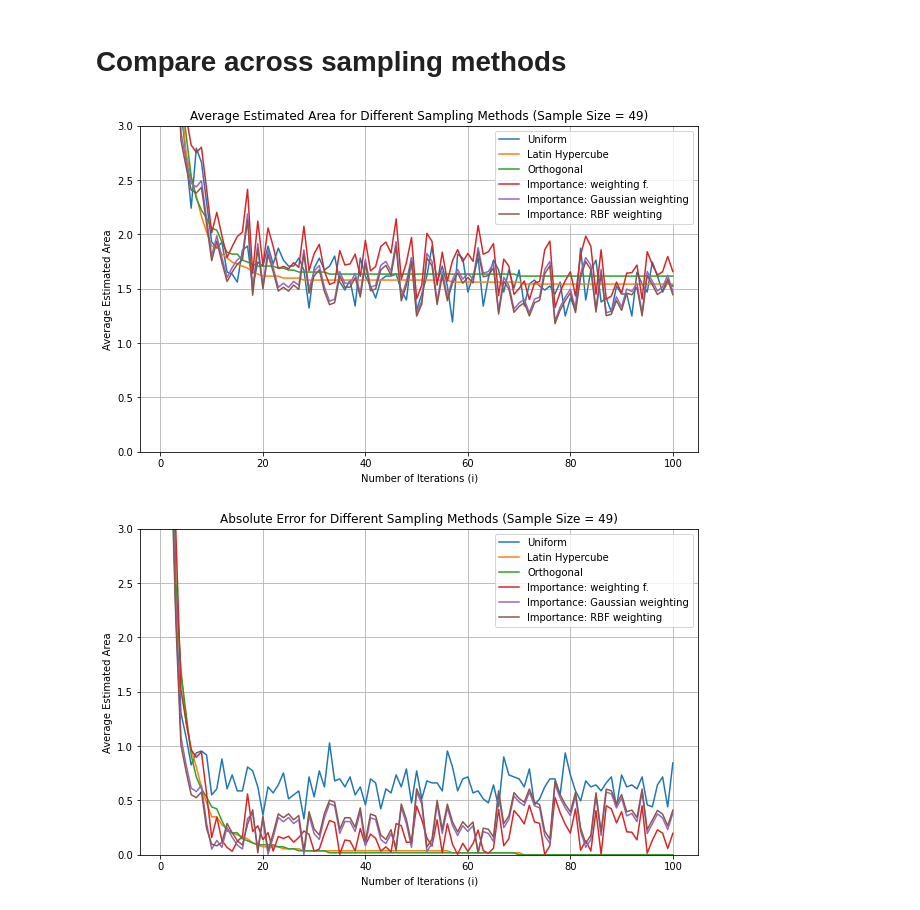
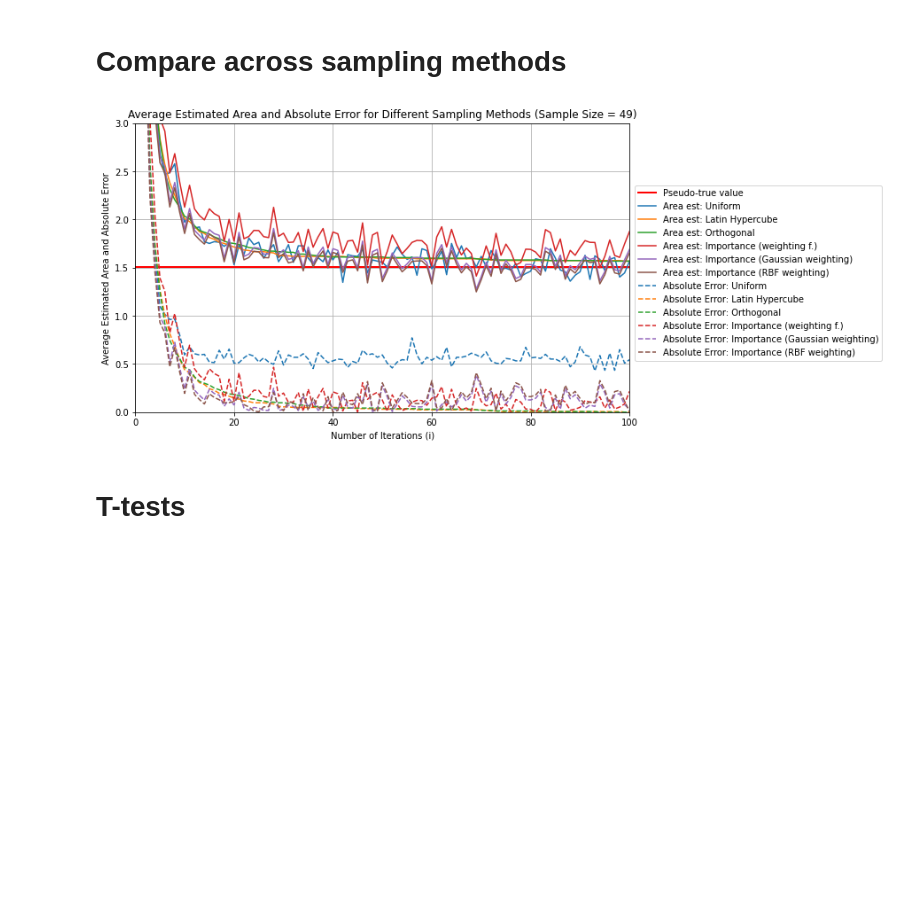
Before and after one commit to guoda23/stochastic_simulation_assignment_1, a Jupyter notebook: combined_sampling_methods.ipynb, the cells around one changed output. Saved outputs shown, nothing was run; the diff lists cells and outputs as text; code cells hidden in the pictures; blank space fills up the shorter version.

```diff
--- a/combined_sampling_methods.ipynb
+++ b/combined_sampling_methods.ipynb
@@ -522,4 +639,24 @@ reference_areas = calculate_reference_areas(xmin, xmax, ymin, ymax, i_max, s_val
 
 # Calculate the reference area averages for each 's' value
 reference_areas_avg = np.mean(reference_areas, axis=1)
+# %%
+# Calculate the average estimated area for each sample size
+average_area_edge = np.mean(area_estimations_edge, axis=2)
+average_area_quad = np.mean(area_estimations_quad, axis=2)
+average_area_rbf = np.mean(area_estimations_rbf, axis=2)
+
+#Store data
+all_areas.append(area_estimations_edge)
+all_areas.append(area_estimations_quad)
+all_areas.append(area_estimations_rbf)
+
+# Calculate the absolute error for each weighting function
+error_edge = np.abs(average_area_edge - reference_areas_avg)
+error_quad = np.abs(average_area_quad - reference_areas_avg)
+error_rbf = np.abs(average_area_rbf - reference_areas_avg)
+
+#Store data
+all_absolute_errors.append(error_edge)
+all_absolute_errors.append(error_quad)
+all_absolute_errors.append(error_rbf)
 # %%
@@ -616,39 +720,41 @@ plt.show()
 # %%
 #Plot areas and errors for different sampling methods, sample size fixed
 
 #Set index of desired sample (refer back to s_values)
 sample_idx  = 0
 
-legend_labels = ['Uniform', 'Latin Hypercube', 'Orthogonal', 'Importance: weighting f.', 'Importance: Gaussian weighting', 'Importance: RBF weighting']
+legend_labels = ['Uniform', 'Latin Hypercube', 'Orthogonal', 'Importance (weighting f.)', 'Importance (Gaussian weighting)', 'Importance (RBF weighting)']
+
+# Plotting prep
 plt.figure(figsize=(10, 6))
+color_cycle = plt.rcParams['axes.prop_cycle'].by_key()['color']
+plt.rcParams.update({'font.size': 10})
+
+#Plot the reference area value
+plt.axhline(y=pseudo_true_area, color='r', label='Pseudo-true value', linewidth=2)
+
 #Areas of different sampling methods for s=49
-for area in all_average_areas:
-    plt.plot(range(1, i_max+1), area[:, sample_idx])
+for idx, area in enumerate(all_areas):
+    plt.plot(range(1, i_max+1), np.mean(area, axis=2)[:, sample_idx], color = color_cycle[idx], label = f'Area est: {legend_labels[idx]}')
 
-plt.legend(legend_labels)
-plt.xlabel('Number of Iterations (i)')
-plt.ylabel('Average Estimated Area')
-plt.title(f'Average Estimated Area for Different Sampling Methods (Sample Size = {s_values[sample_idx]})')
-plt.ylim(bottom=0, top=3)
-plt.grid()
-plt.show()
+# Absolute errors of different sampling methods for s=49
+for idx, errors in enumerate(all_absolute_errors):
+    if len(errors.shape) == 3:
+        plt.plot(range(1, i_max+1), errors.mean(axis=2)[:, sample_idx], color = color_cycle[idx], linestyle = '--', label = f'Absolute Error: {legend_labels[idx]}')
+    else:
+        plt.plot(range(1, i_max+1), errors[:, sample_idx], color = color_cycle[idx], linestyle = '--', label = f'Absolute Error: {legend_labels[idx]}')
 
 
-plt.figure(figsize=(10, 6))
-#Absolute errors of different sampling methods for s=49
-for errors in all_absolute_errors:
-    if len(errors.shape) == 3:
-        plt.plot(range(1, i_max+1), errors.mean(axis=2)[:, sample_idx])
-    else:
-        plt.plot(range(1, i_max+1), errors[:, sample_idx])
-
-plt.legend(legend_labels)
 plt.xlabel('Number of Iterations (i)')
-plt.ylabel('Average Estimated Area')
-plt.title(f'Absolute Error for Different Sampling Methods (Sample Size = {s_values[sample_idx]})')
+plt.ylabel('Average Estimated Area and Absolute Error')
+plt.title(f'Average Estimated Area and Absolute Error for Different Sampling Methods (Sample Size = {s_values[sample_idx]})')
+plt.ylim(bottom=0, top=3)
+plt.xlim(left=0, right=100)
+plt.legend(loc = 'upper right', bbox_to_anchor=(1.52, 0.8))
 plt.grid()
-plt.ylim(bottom=0, top=3)
+plt.savefig(f'method_comparison_s{s_values[sample_idx]}', dpi=300, bbox_inches='tight', pad_inches=0.1)
 plt.show()
 # %% [output]
-[figure, old version]
+[figure, new version]
-[figure, removed]
+# %% [markdown]
+# T-tests
```
Also changed, not shown: parts of 13 cells of this notebook, 2 other files.
